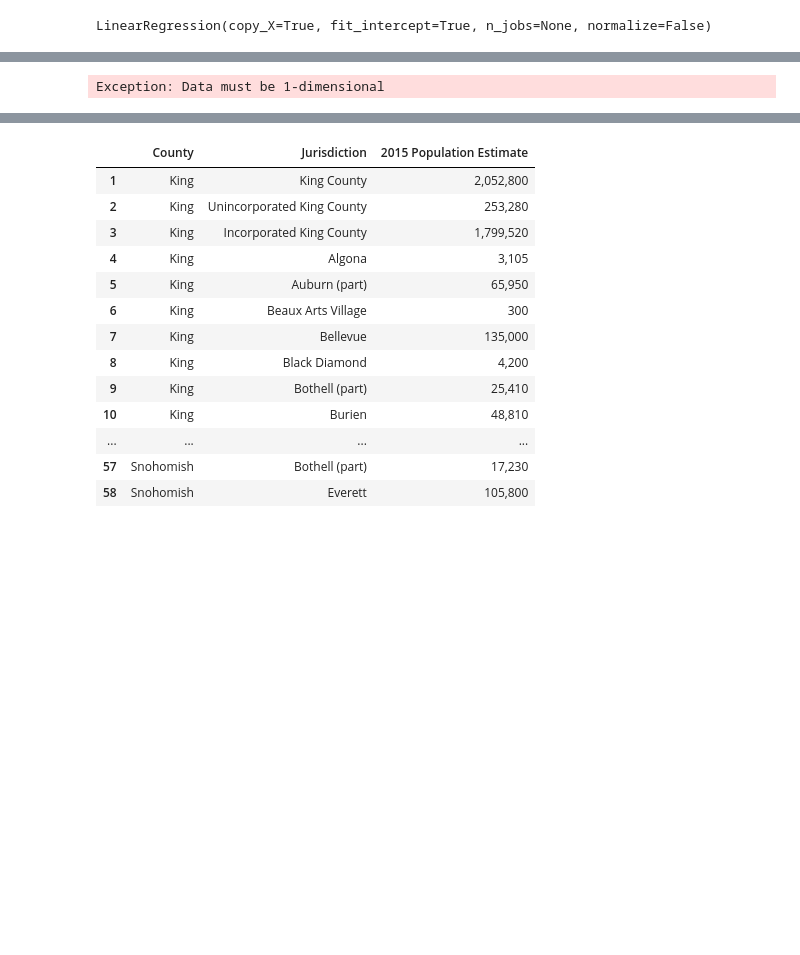
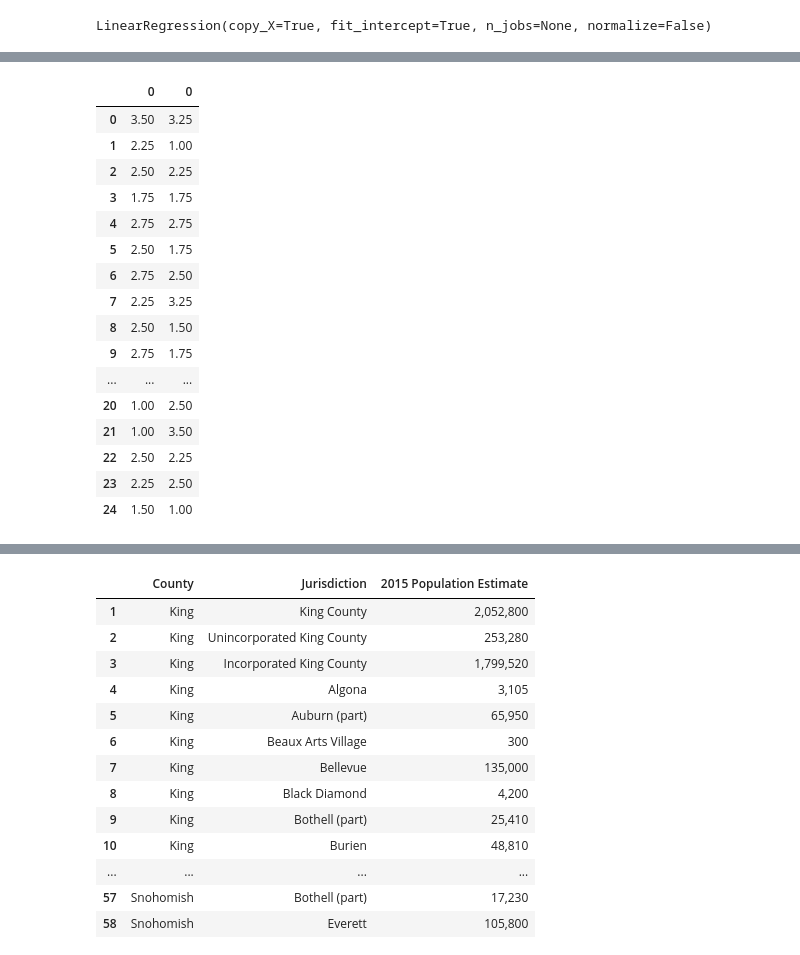
Before and after one commit to kmcnicoll/KyleMatt, a Jupyter notebook: kc_housing_data - wip - finch.ipynb, the cells around one changed output, grey strips where cells are left out. Drawn from its saved outputs; the diff is of its cells as text; code cells hidden in the pictures; blank space fills up the shorter version.

```diff
--- a/kc_housing_data - wip - finch.ipynb
+++ b/kc_housing_data - wip - finch.ipynb
@@ -709,5 +735,3 @@ y_pred = regressor.predict(X_test)
 # %%
-ydf = pd.DataFrame({'Actual': y_test, 'Predicted': y_pred}, index=[0])
-ydf1 = df.head(25)
+ypdf = pd.DataFrame(y_pred)
+ypdf1 = ypdf.head(25)
-# %% [output]
-Exception: Data must be 1-dimensional
@@ -713,0 +741,22 @@ Exception: Data must be 1-dimensional
+# %%
+frames = [ypdf1, ytdf1]
+y_frame = pd.concat(frames, axis=1)
+y_frame
+# %% [output]
+|  | 0 | 0 |
+| 0 | 3.50 | 3.25 |
+| 1 | 2.25 | 1.00 |
+| 2 | 2.50 | 2.25 |
+| 3 | 1.75 | 1.75 |
+| 4 | 2.75 | 2.75 |
+| 5 | 2.50 | 1.75 |
+| 6 | 2.75 | 2.50 |
+| 7 | 2.25 | 3.25 |
+| 8 | 2.50 | 1.50 |
+| 9 | 2.75 | 1.75 |
+| ... | ... | ... |
+| 20 | 1.00 | 2.50 |
+| 21 | 1.00 | 3.50 |
+| 22 | 2.50 | 2.25 |
+| 23 | 2.25 | 2.50 |
+| 24 | 1.50 | 1.00 |
```
Also changed, not shown: parts of 7 cells of this notebook.
